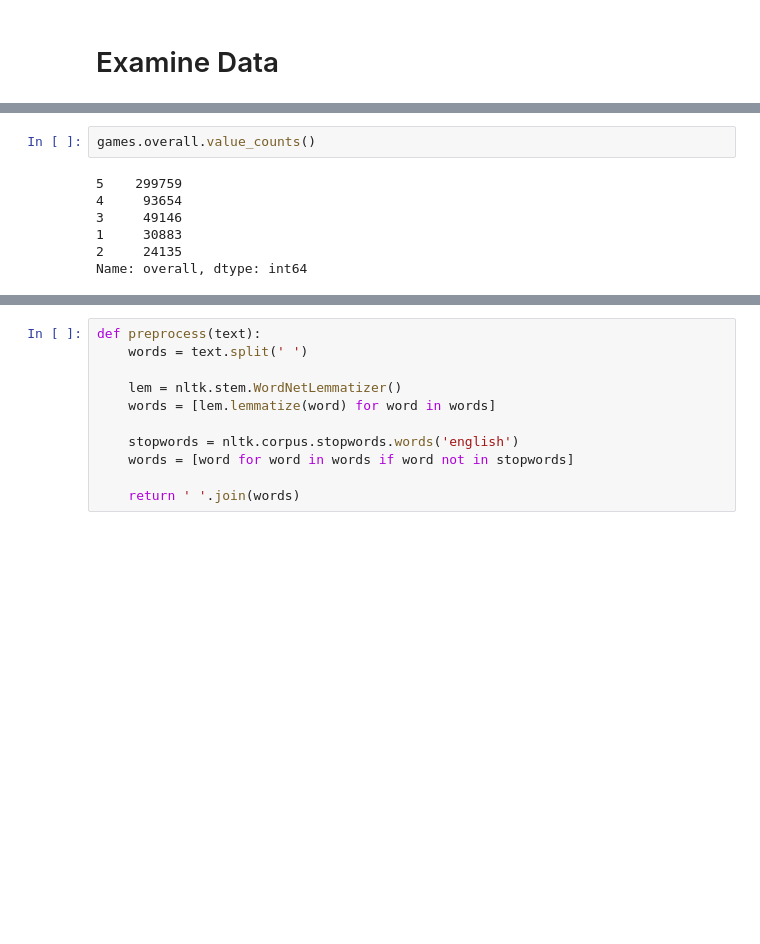
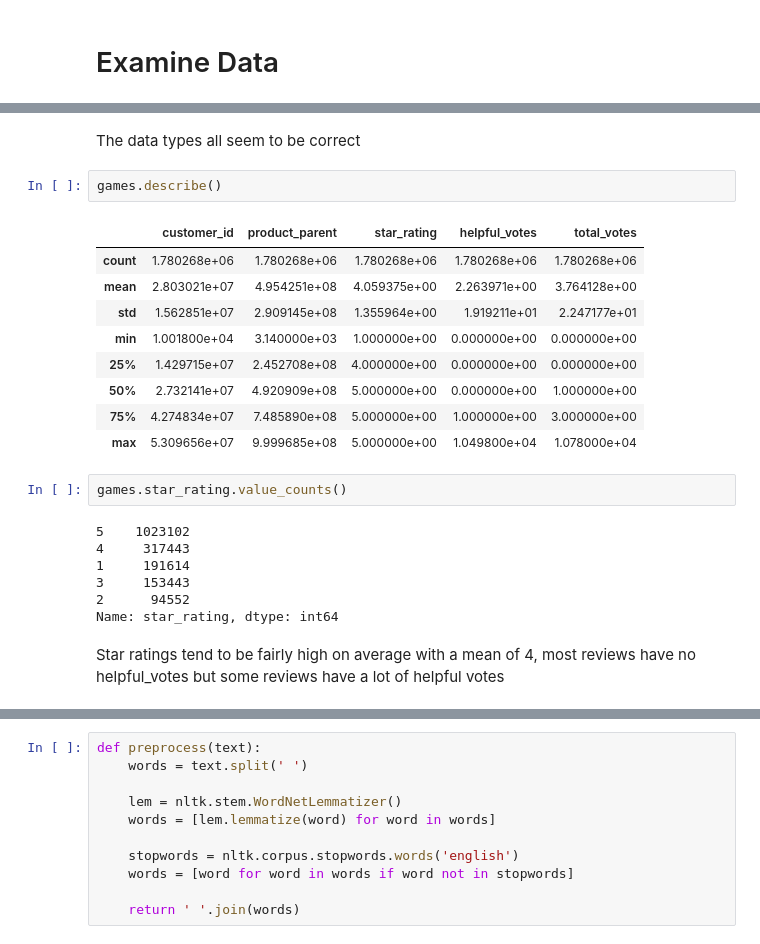
Before and after one commit to sciarrilli/TOOL1_FINAL_PROJECT, a Jupyter notebook: dst_final_project_notebook.ipynb, the cells around one changed output, grey strips where cells are left out. Saved outputs shown, nothing was run; the diff lists cells and outputs as text; blank space fills up the shorter version.

```diff
--- a/dst_final_project_notebook.ipynb
+++ b/dst_final_project_notebook.ipynb
@@ -32,12 +60,28 @@ games.head()
+# %% [markdown]
+The data types all seem to be correct
+# %%
+games.describe()
+# %% [output]
+|  | customer_id | product_parent | star_rating | helpful_votes | total_votes |
+| count | 1.780268e+06 | 1.780268e+06 | 1.780268e+06 | 1.780268e+06 | 1.780268e+06 |
+| mean | 2.803021e+07 | 4.954251e+08 | 4.059375e+00 | 2.263971e+00 | 3.764128e+00 |
+| std | 1.562851e+07 | 2.909145e+08 | 1.355964e+00 | 1.919211e+01 | 2.247177e+01 |
+| min | 1.001800e+04 | 3.140000e+03 | 1.000000e+00 | 0.000000e+00 | 0.000000e+00 |
+| 25% | 1.429715e+07 | 2.452708e+08 | 4.000000e+00 | 0.000000e+00 | 0.000000e+00 |
+| 50% | 2.732141e+07 | 4.920909e+08 | 5.000000e+00 | 0.000000e+00 | 1.000000e+00 |
+| 75% | 4.274834e+07 | 7.485890e+08 | 5.000000e+00 | 1.000000e+00 | 3.000000e+00 |
+| max | 5.309656e+07 | 9.999685e+08 | 5.000000e+00 | 1.049800e+04 | 1.078000e+04 |
 # %%
-games.overall.value_counts()
+games.star_rating.value_counts()
 # %% [output]
-5    299759
-4     93654
-3     49146
-1     30883
-2     24135
-Name: overall, dtype: int64
+5    1023102
+4     317443
+1     191614
+3     153443
+2      94552
+Name: star_rating, dtype: int64
+# %% [markdown]
+Star ratings tend to be fairly high on average with a mean of 4, most reviews have no helpful_votes but some reviews have a lot of helpful votes
 # %%
 games.isna().sum()
 # %% [output]
```
Also changed, not shown: parts of 27 cells of this notebook.
